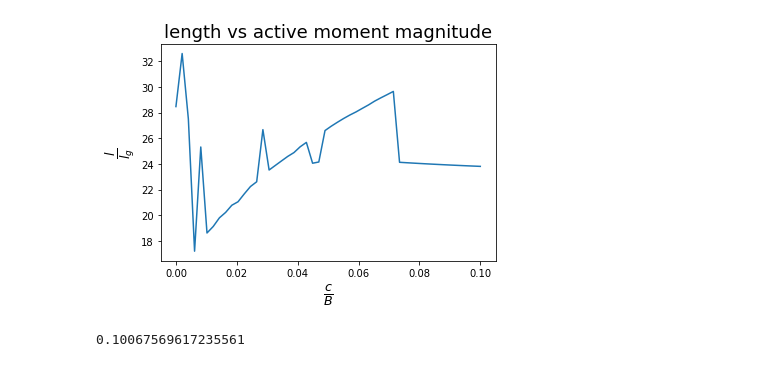
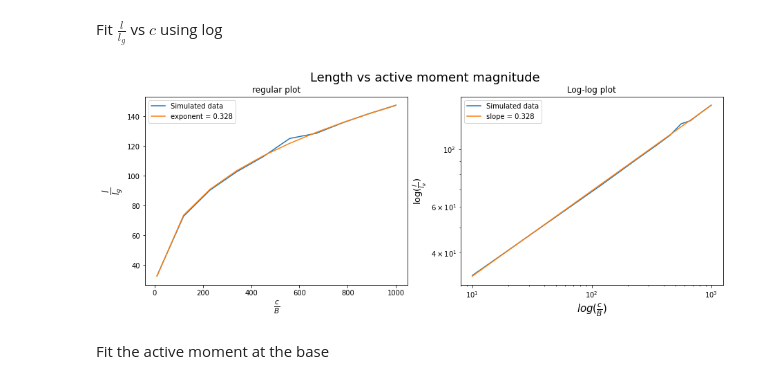
Before and after one commit to davenpi/stability, a Jupyter notebook: curvature_parametrized_torque.ipynb, the cells around one changed output. Drawn from its saved outputs; the diff is of its cells as text; code cells hidden in the pictures.

```diff
--- a/curvature_parametrized_torque.ipynb
+++ b/curvature_parametrized_torque.ipynb
@@ -316,12 +113,30 @@ plt.show()
-# %%
-plt.plot(cs, np.array(ls) / snake.lg)
-plt.xlabel(R"$\frac{c}{B}$", fontsize=18)
-plt.ylabel(r"$\frac{l}{l_g}$", fontsize=18)
-plt.title("length vs active moment magnitude", fontsize=18)
-plt.show()
-# %% [output]
-[figure, removed]
-# %%
-snake.lg
-# %% [output]
-0.10067569617235561
+# %% [markdown]
+Fit $\frac{l}{l_g}$ vs $c$ using log
+# %%
+c_data = np.log(cs)
+l_data = np.log(ls / snake.lg)
+length_reg = linregress(c_data, l_data)
+m, b = length_reg.slope, length_reg.intercept
+# %%
+fig, axs = plt.subplots(1, 2, figsize=(15, 5))
+fig.suptitle("Length vs active moment magnitude", fontsize=18)
+
+axs[0].plot(cs, ls / snake.lg, label="Simulated data")
+axs[0].plot(cs, np.exp(b) * cs ** m, label=f"exponent = {round(m, 3)}")
+axs[0].legend()
+axs[0].set_title("regular plot")
+axs[0].set_xlabel(r"$\frac{c}{B}$", fontsize=15)
+axs[0].set_ylabel(r"$\frac{l}{l_g}$", fontsize=18)
+
+
+axs[1].loglog(cs, ls / snake.lg, label="Simulated data")
+axs[1].loglog(cs, np.exp(b) * cs ** m, label=f"slope = {round(m,3)}")
+axs[1].legend()
+axs[1].set_title("Log-log plot")
+axs[1].set_xlabel(r"$log(\frac{c}{B})$", fontsize=15)
+axs[1].set_ylabel(r"log($\frac{l}{l_g})$", fontsize=13)
+plt.show()
+# %% [output]
+[figure, added]
+# %% [markdown]
+Fit the active moment at the base
```
Also changed, not shown: parts of 31 cells of this notebook, 1 other file.
